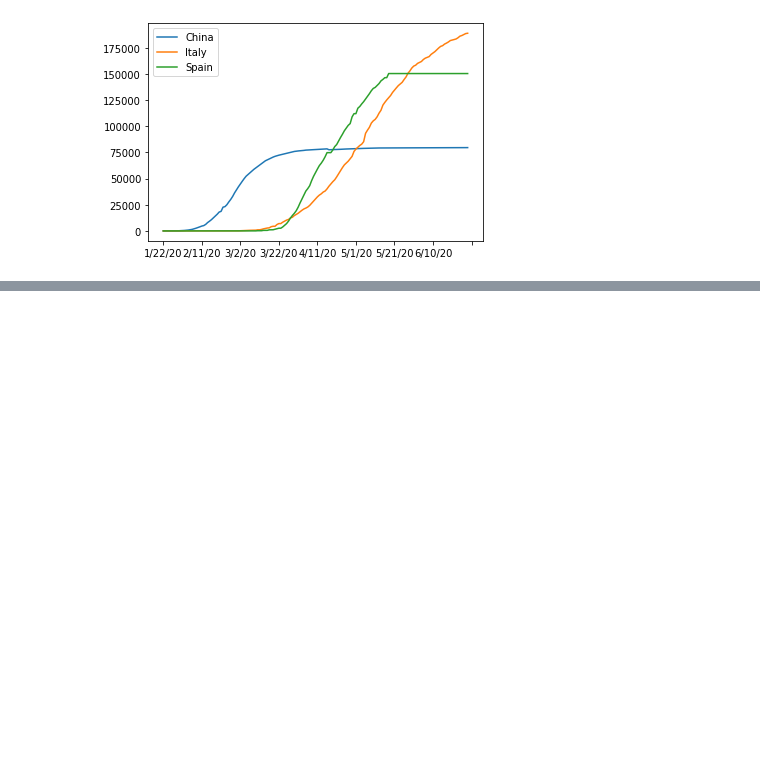
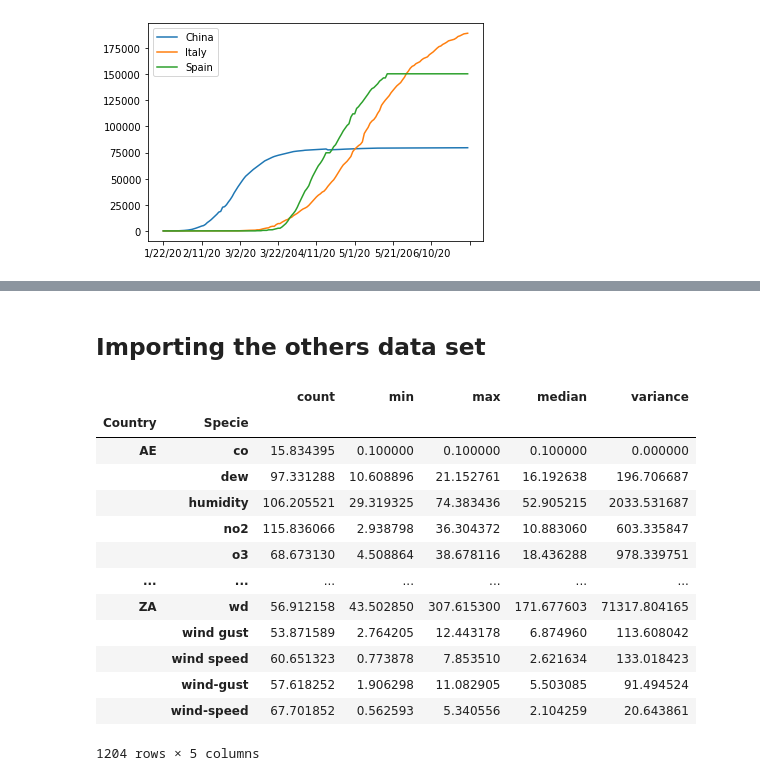
Before and after one commit to SarahLares/Covid-19-Data-Analysis, a Jupyter notebook: Covid_19_Data_Analysis.ipynb, the cells around one changed output, grey strips where cells are left out. Saved outputs shown, nothing was run; the diff lists cells and outputs as text; code cells hidden in the pictures; blank space fills up the shorter version.

```diff
--- a/Covid_19_Data_Analysis.ipynb
+++ b/Covid_19_Data_Analysis.ipynb
@@ -135,0 +193,2 @@ plt.legend();
+# %% [markdown]
+## Importing the others data set
@@ -135,0 +197,19 @@ plt.legend();
+# %%
+air_quiality = pd.read_csv('waqi-covid19-airqualitydata-2020.csv', header=4)
+# %%
+air_quiality.groupby(['Country','Specie']).mean()
+# %% [output]
+|  |  | count | min | max | median | variance |
+| Country | Specie |  |  |  |  |  |
+| AE | co | 15.834395 | 0.100000 | 0.100000 | 0.100000 | 0.000000 |
+|  | dew | 97.331288 | 10.608896 | 21.152761 | 16.192638 | 196.706687 |
+|  | humidity | 106.205521 | 29.319325 | 74.383436 | 52.905215 | 2033.531687 |
+|  | no2 | 115.836066 | 2.938798 | 36.304372 | 10.883060 | 603.335847 |
+|  | o3 | 68.673130 | 4.508864 | 38.678116 | 18.436288 | 978.339751 |
+| ... | ... | ... | ... | ... | ... | ... |
+| ZA | wd | 56.912158 | 43.502850 | 307.615300 | 171.677603 | 71317.804165 |
+|  | wind gust | 53.871589 | 2.764205 | 12.443178 | 6.874960 | 113.608042 |
+|  | wind speed | 60.651323 | 0.773878 | 7.853510 | 2.621634 | 133.018423 |
+|  | wind-gust | 57.618252 | 1.906298 | 11.082905 | 5.503085 | 91.494524 |
+|  | wind-speed | 67.701852 | 0.562593 | 5.340556 | 2.104259 | 20.643861 |
+1204 rows × 5 columns
```
Also changed, not shown: parts of 23 cells of this notebook.
